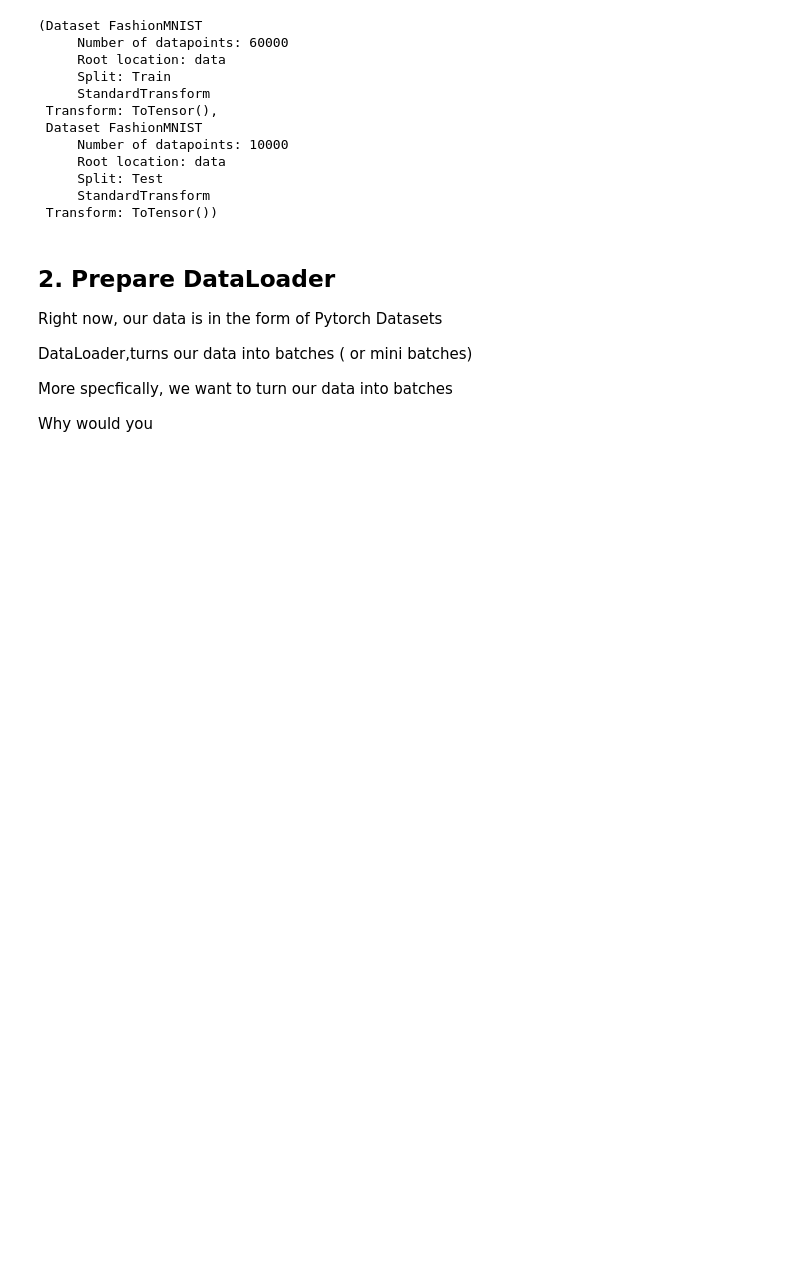
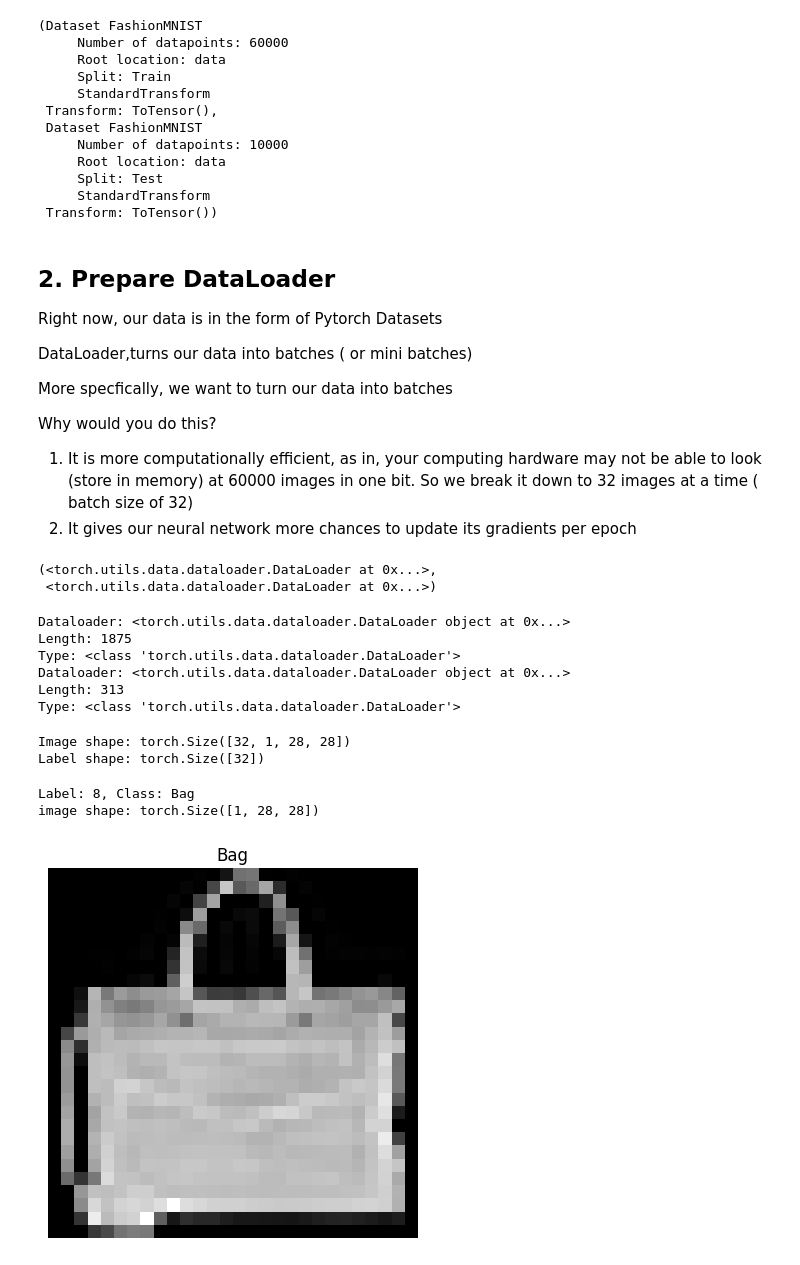
Before and after one commit to prashantiyaramareddy/MyPython-Stuff, a Jupyter notebook: Pytorch/Pytorch_ComputerVision.ipynb, the cells around one changed output. Saved outputs shown, nothing was run; the diff lists cells and outputs as text; code cells hidden in the pictures; blank space fills up the shorter version.

```diff
--- a/Pytorch/Pytorch_ComputerVision.ipynb
+++ b/Pytorch/Pytorch_ComputerVision.ipynb
@@ -169,4 +169,60 @@ DataLoader,turns our data into batches ( or mini batches)
 
 More specfically, we want to turn our data into batches
 
-Why would you
+Why would you do this?
+
+1. It is more computationally efficient, as in, your computing hardware may not be able to look (store in memory) at 60000 images in one bit. So we break it down to 32 images at a time ( batch size of 32)
+2. It gives our neural network more chances to update its gradients per epoch
+# %%
+# Turn data set into Data loader
+from torch.utils.data import DataLoader
+
+# Setup batch size hyperparameter
+BATCH_SIZE = 32
+
+train_dataloader = DataLoader(dataset=train_data,
+                              batch_size=BATCH_SIZE,
+                              shuffle=True)
+
+test_dataloader = DataLoader(dataset=test_data,
+                             batch_size=BATCH_SIZE,
+                             shuffle=False)
+
+train_dataloader, test_dataloader
+# %% [output]
+(<torch.utils.data.dataloader.DataLoader at 0x...>,
+ <torch.utils.data.dataloader.DataLoader at 0x...>)
+# %%
+# Let's check out what we have created
+print(f'Dataloader: {train_dataloader}\nLength: {len(train_dataloader)}\nType: {type(train_dataloader)}')
+print(f'Dataloader: {test_dataloader}\nLength: {len(test_dataloader)}\nType: {type(test_dataloader)}')
+# %% [output]
+Dataloader: <torch.utils.data.dataloader.DataLoader object at 0x...>
+Length: 1875
+Type: <class 'torch.utils.data.dataloader.DataLoader'>
+Dataloader: <torch.utils.data.dataloader.DataLoader object at 0x...>
+Length: 313
+Type: <class 'torch.utils.data.dataloader.DataLoader'>
+# %%
+# Check out what's inside train batch loader
+train_features_batch, train_labels_batch = next(iter(train_dataloader))
+print(f'Image shape: {train_features_batch.shape}\nLabel shape: {train_labels_batch.shape}')
+# %% [output]
+Image shape: torch.Size([32, 1, 28, 28])
+Label shape: torch.Size([32])
+# %%
+# Show a sample
+random_idx = torch.randint(0, len(train_features_batch), size=[1]).item()
+
+random_image = train_features_batch[random_idx]
+random_label = train_labels_batch[random_idx]
+
+plt.imshow(random_image.squeeze(), cmap='gray')
+plt.axis('off')
+plt.title(class_names[random_label])
+print(f'Label: {random_label}, Class: {class_names[random_label]}')
+print(f'image shape: {random_image.shape}')
+# %% [output]
+Label: 8, Class: Bag
+image shape: torch.Size([1, 28, 28])
+[figure, added]
```
Also changed, not shown: parts of 14 cells of this notebook.
